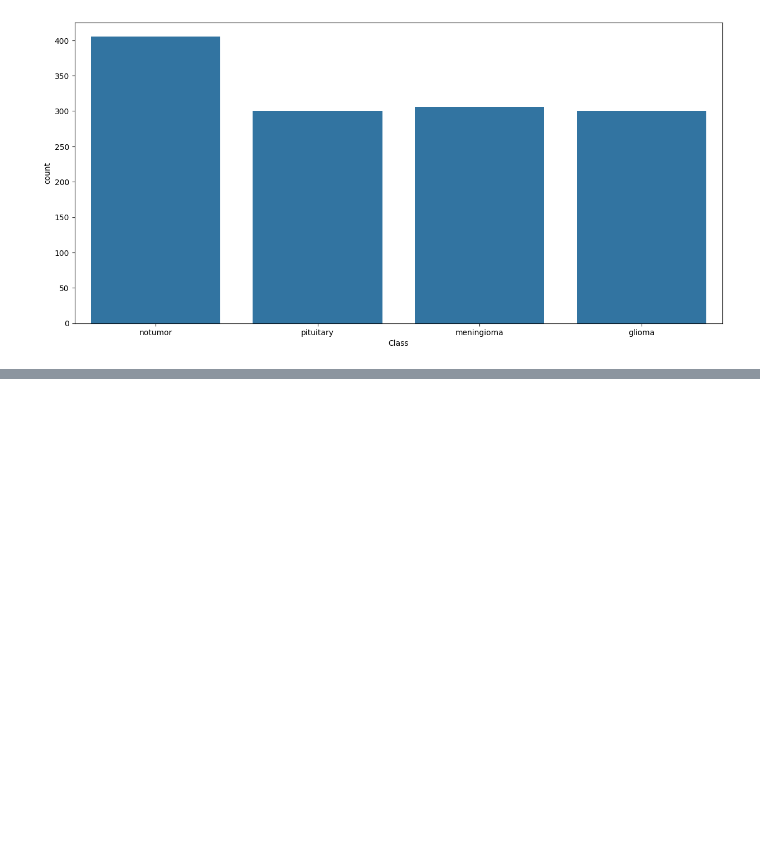
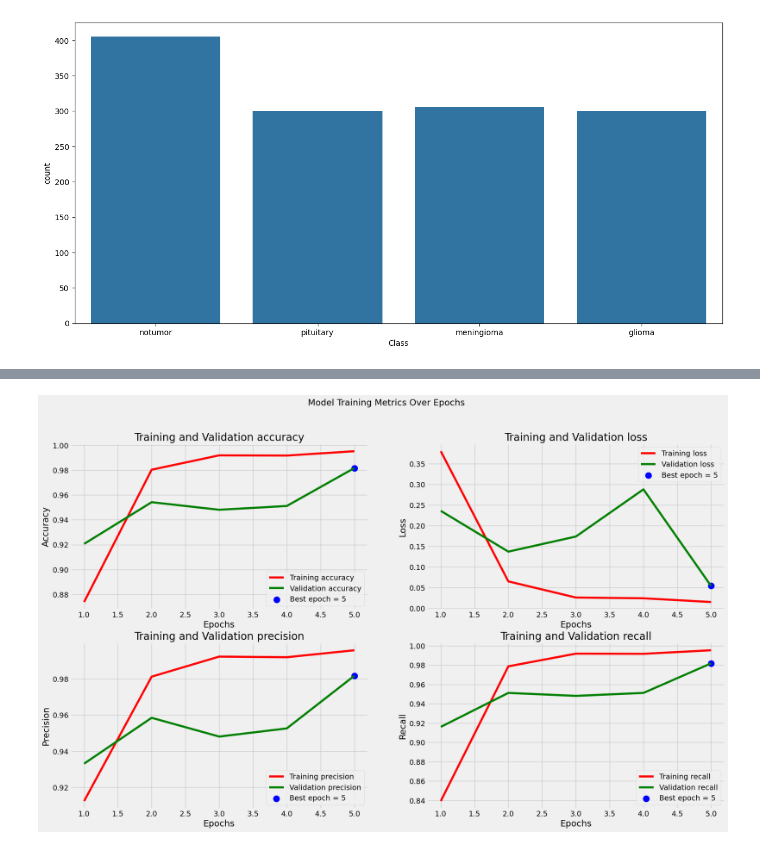
Before and after one commit to lruizarce/brain_Tumor_MRI, a Jupyter notebook: notebooks/eda.ipynb, the cells around one changed output, grey strips where cells are left out. Cells and saved outputs as stored; diff of their text form; code cells hidden in the pictures; blank space fills up the shorter version.

```diff
--- a/notebooks/eda.ipynb
+++ b/notebooks/eda.ipynb
@@ -128,0 +202,5 @@ img_gen = ImageDataGenerator(rescale=1/255, brightness_range=(0.8, 1.2))
+# %%
+# Compile the model with Adamax optimizer, categorical crossentropy loss, and accuracy, precision, and recall metrics
+model.compile(Adamax(learning_rate=0.001),
+              loss='categorical_crossentropy',
+              metrics=['accuracy', Precision(), Recall()])
@@ -128,0 +209,2 @@ img_gen = ImageDataGenerator(rescale=1/255, brightness_range=(0.8, 1.2))
+# %%
+hist = model.fit(tr_gen, epochs=5, validation_data=valid_gen)
@@ -128,0 +253,65 @@ img_gen = ImageDataGenerator(rescale=1/255, brightness_range=(0.8, 1.2))
+# %%
+# Define the metrics to be tracked
+metrics = ["accuracy", "loss", "precision", "recall"]
+
+
+def plot_training_metrics(hist, metrics):
+    # Extract training metrics from the history object
+    tr_metrics = {m: hist.history[m] for m in metrics}
+
+    # Extract validation metrics from the history object
+    val_metrics = {m: hist.history[f"val_{m}"] for m in metrics}
+
+    # Initialize dictionaries to store the best epochs and their corresponding values
+    best_epochs = {}
+    best_values = {}
+
+    # Iterate over each metric to find the best epoch and its value
+    for m in metrics:
+        if m == 'loss':
+            # For loss, the best epoch is the one with the minimum value
+            idx = np.argmin(val_metrics[m])
+        else:
+            # For other metrics, the best epoch is the one with the maximum value
+            idx = np.argmax(val_metrics[m])
+        best_epochs[m] = idx + 1  # Store the best epoch (1-based index)
+        best_values[m] = val_metrics[m][idx]  # Store the best value
+
+    # Create a figure for plotting
+    plt.figure(figsize=(20,12))
+
+    # Set the style for the plots
+    plt.style.use('fivethirtyeight')
+
+    # Iterate over each metric to create subplots
+    for i, metric in enumerate(metrics, 1):
+        plt.subplot(2, 2, i)  # Create a subplot
+        epochs = range(1, len(tr_metrics[metric]) + 1)  # Define the range of epochs
+
+        # Plot training metrics
+        plt.plot(epochs, tr_metrics[metric], 'r', label=f'Training {metric}')
+
+        # Plot validation metrics
+        plt.plot(epochs, val_metrics[metric], 'g', label=f'Validation {metric}')
+
+        # Highlight the best epoch with a scatter plot
+        plt.scatter(best_epochs[metric], best_values[metric], s=150, c='blue',
+                    label=f"Best epoch = {best_epochs[metric]}")
+
+        # Set the title and labels for the subplot
+        plt.title(f'Training and Validation {metric}')
+        plt.xlabel("Epochs")
+        plt.ylabel(metric.title())
+        plt.legend()  # Add a legend
+        plt.grid(True)  # Enable grid
+
+    # Set the main title for the figure
+    plt.suptitle("Model Training Metrics Over Epochs")
+
+    # Display the plots
+    plt.show()
+
+# Call the function to plot the metrics
+plot_training_metrics(hist, metrics)
+# %% [output]
+[figure, added]
```
Also changed, not shown: parts of 17 cells of this notebook.
